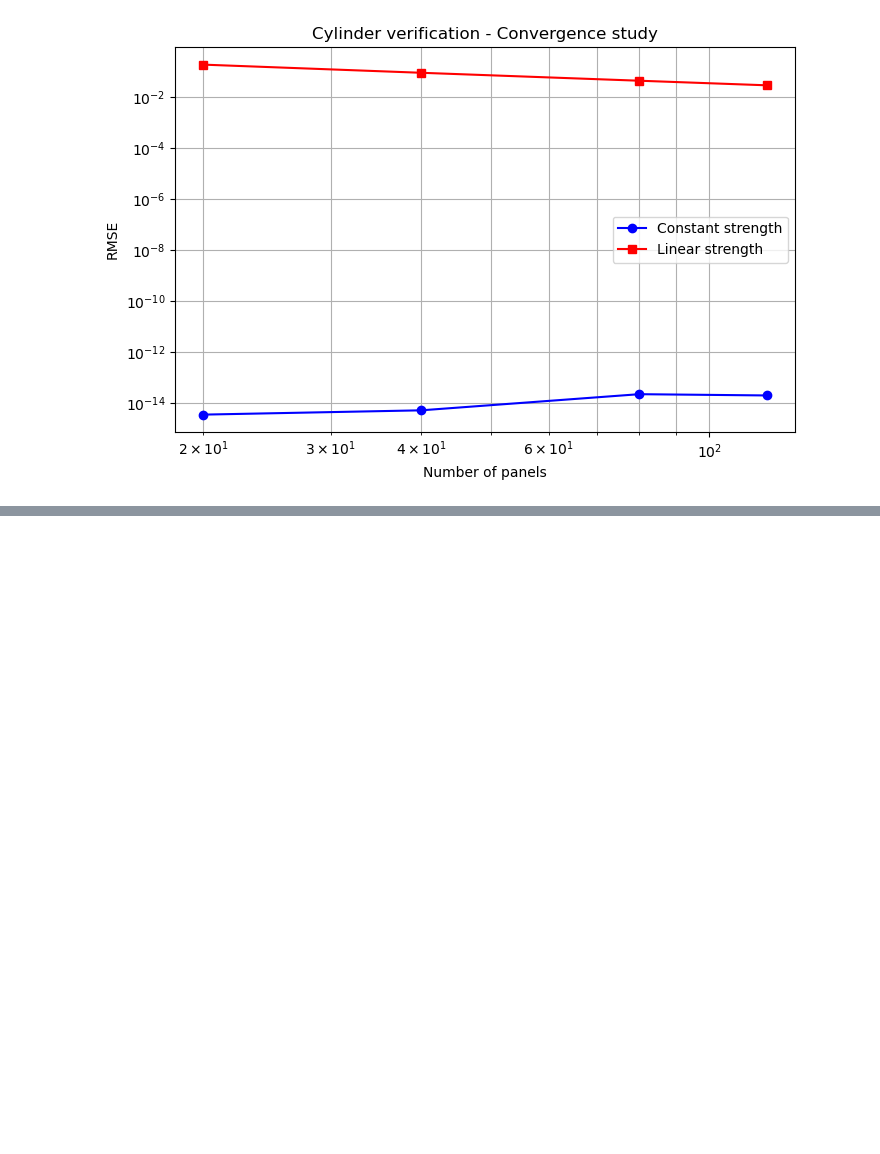
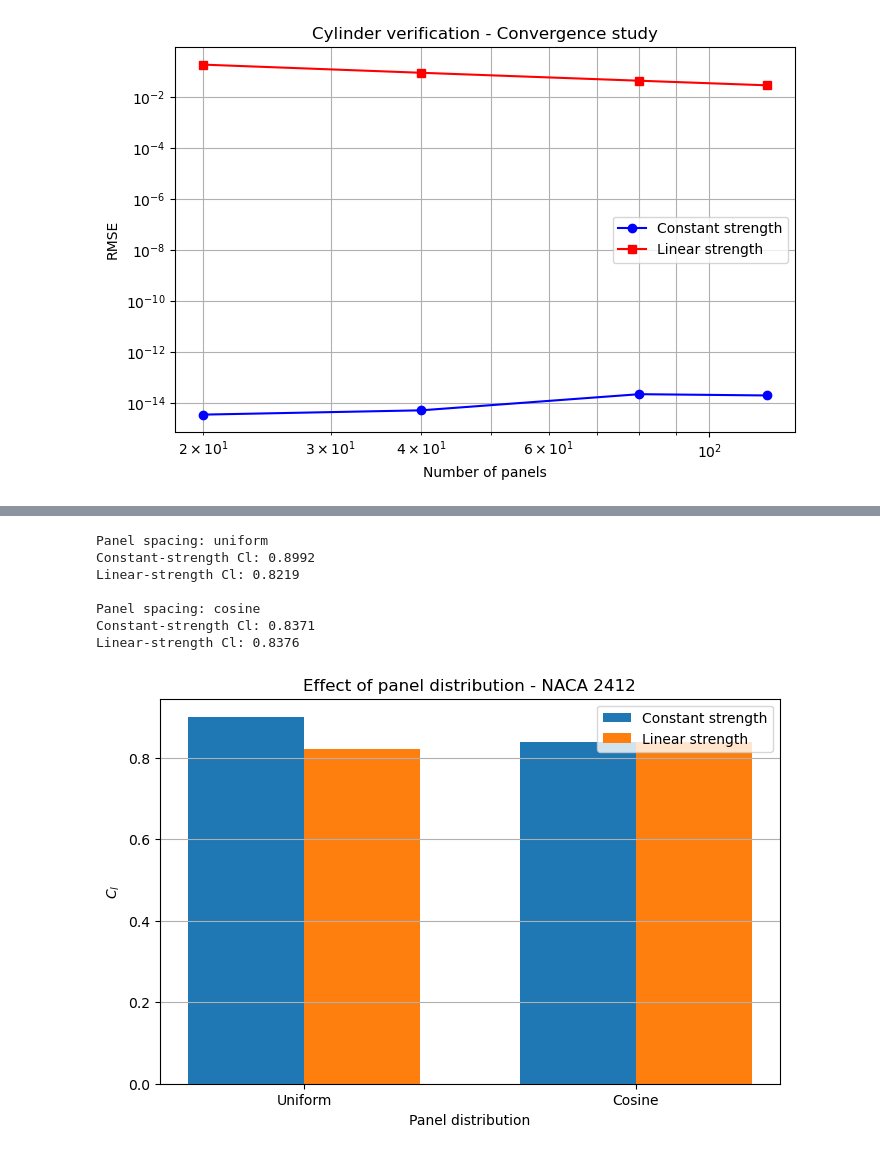
Before and after one commit to ashishbhole/AE611_2026, a Jupyter notebook: sc26m019 vignesh aero assign.ipynb, the cells around one changed output, grey strips where cells are left out. Saved outputs shown, nothing was run; the diff lists cells and outputs as text; code cells hidden in the pictures; blank space fills up the shorter version.

```diff
--- a/sc26m019 vignesh aero assign.ipynb
+++ b/sc26m019 vignesh aero assign.ipynb
@@ -923,0 +1108,75 @@ Panels: 120 | Constant RMSE: 0 | Linear RMSE: 0.0288
+# %%
+
+# Compare uniform and cosine panel spacing
+
+N = 40
+alpha = np.radians(5)
+
+spacing_types = ['uniform', 'cosine']
+
+spacing_results = {}
+
+for spacing in spacing_types:
+
+    XB, YB = naca4_boundary_points(
+        '2412', N, spacing=spacing
+    )
+
+    result0 = vortex_panel_method_0(XB, YB, alpha)
+    result1 = vortex_panel_method_1(XB, YB, alpha)
+
+    spacing_results[spacing] = {
+        'Cl_constant': result0[3],
+        'Cl_linear': result1[3]
+    }
+
+    print("Panel spacing:", spacing)
+    print("Constant-strength Cl:", fmt(result0[3]))
+    print("Linear-strength Cl:", fmt(result1[3]))
+    print()
+
+
+# Compare lift coefficients
+labels = ['Uniform', 'Cosine']
+
+constant_values = [
+    spacing_results['uniform']['Cl_constant'],
+    spacing_results['cosine']['Cl_constant']
+]
+
+linear_values = [
+    spacing_results['uniform']['Cl_linear'],
+    spacing_results['cosine']['Cl_linear']
+]
+
+x = np.arange(len(labels))
+width = 0.35
+
+plt.figure(figsize=(8, 5))
+
+plt.bar(
+    x - width/2, constant_values,
+    width, label='Constant strength'
+)
+
+plt.bar(
+    x + width/2, linear_values,
+    width, label='Linear strength'
+)
+
+plt.xticks(x, labels)
+plt.xlabel("Panel distribution")
+plt.ylabel("$C_l$")
+plt.title("Effect of panel distribution - NACA 2412")
+plt.legend()
+plt.grid(axis='y')
+plt.show()
+# %% [output]
+Panel spacing: uniform
+Constant-strength Cl: 0.8992
+Linear-strength Cl: 0.8219
+
+Panel spacing: cosine
+Constant-strength Cl: 0.8371
+Linear-strength Cl: 0.8376
+[figure, added]
```
Also changed, not shown: parts of 2 cells of this notebook.
